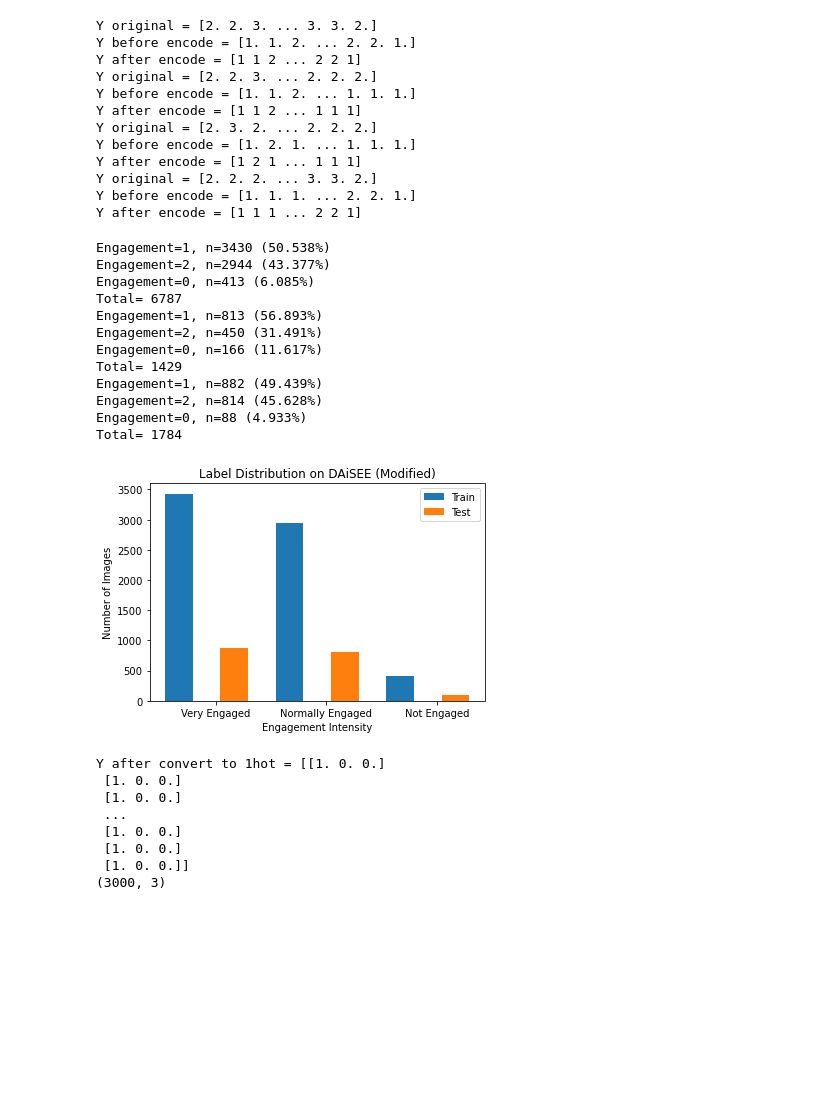
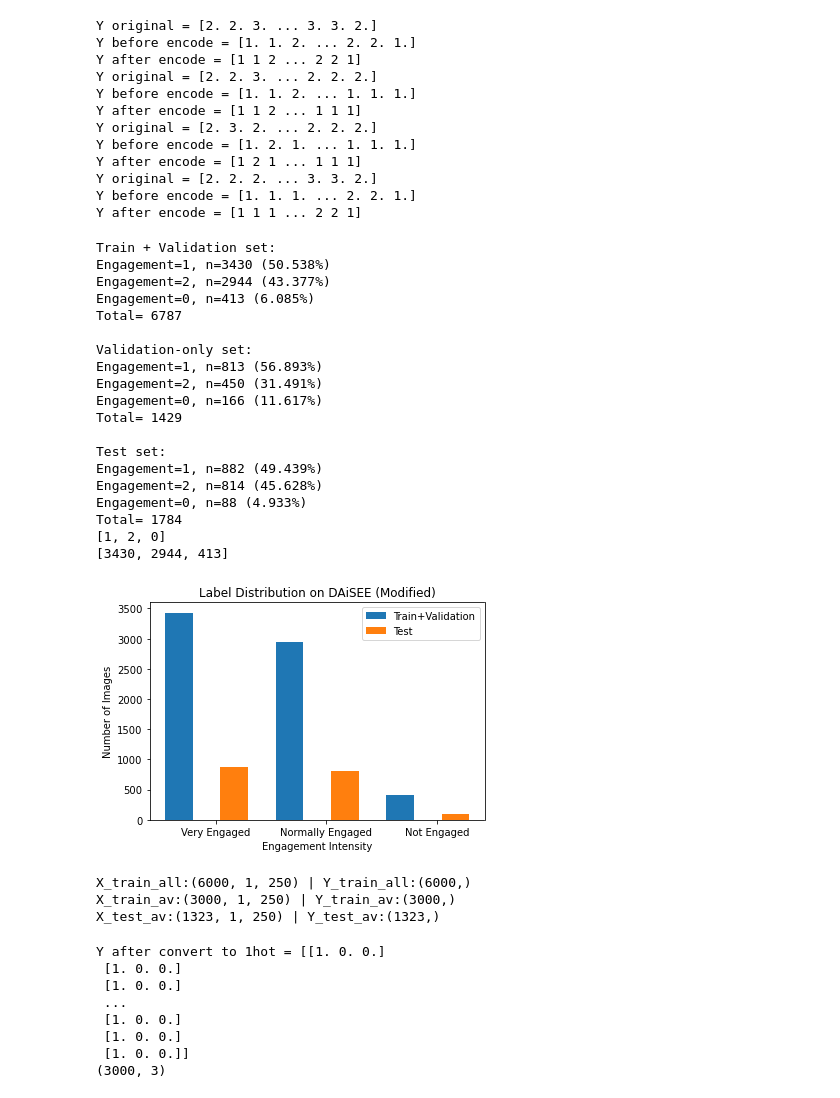
Before and after one commit to Hasegawa-lab-JAIST/Shofi_Engagement-Model-LSTM, a Jupyter notebook: preprocess.ipynb, the cells around one changed output. Cells and saved outputs as stored; diff of their text form; code cells hidden in the pictures; blank space fills up the shorter version.

```diff
--- a/preprocess.ipynb
+++ b/preprocess.ipynb
@@ -150,41 +145,51 @@ def plot_dist(Y):
     print('Total=', len(Y))
     return key, value
 
+print("Train + Validation set:")
 k_train, v_train = plot_dist(Y_train_av)
+print("\nValidation-only set:")
 k_val, v_val = plot_dist(Y_val_av)
+print("\nTest set:")
 k_test, v_test = plot_dist(Y_test_av)
-# print(k_train)
-# print(v_train)
+print(k_train)
+print(v_train)
 
 #Plot the distribution
 ind = np.arange(len(k_train))
 w = 0.25
-plt.bar(ind  , v_train, width=w, label='Train')
+plt.bar(ind  , v_train, width=w, label='Train+Validation')
 # plt.bar(ind + w, v_val, width=w, label='Validation')
 plt.bar(ind + w + w, v_test, width=w,label='Test')
 
 plt.ylabel('Number of Images')
 plt.xlabel('Engagement Intensity')
 plt.title('Label Distribution on DAiSEE (Modified)')
 plt.xticks(ind + w + w/ 3, ('Very Engaged','Normally Engaged','Not Engaged'))
 
 # plt.title('Engagement Label Distributions on DAiSEE')
 # plt.xticks(ind + 0.08 + 0.08 + 0.08, ('3\nVery High','2\nHigh','1\nLow','0\nVery Low'))
 plt.legend(loc='best')
 plt.show()
 # %% [output]
+Train + Validation set:
 Engagement=1, n=3430 (50.538%)
 Engagement=2, n=2944 (43.377%)
 Engagement=0, n=413 (6.085%)
 Total= 6787
+
+Validation-only set:
 Engagement=1, n=813 (56.893%)
 Engagement=2, n=450 (31.491%)
 Engagement=0, n=166 (11.617%)
 Total= 1429
+
+Test set:
 Engagement=1, n=882 (49.439%)
 Engagement=2, n=814 (45.628%)
 Engagement=0, n=88 (4.933%)
 Total= 1784
+[1, 2, 0]
+[3430, 2944, 413]
-[figure, old version]
+[figure, new version]
 # %%
 X_train_all, Y_train_all = resample(501,2000,2000,X_train_all,Y_train_all) #413,1472,1715
@@ -212,12 +209,12 @@ X_train_av = X_train
 X_train_all = reshaping(X_train_all)
 X_train_av = reshaping(X_train_av)
 X_val_av = reshaping(X_val_av)
-X_test_av = reshaping(X_test_av) #no need to convert Y_test to one hot matrix
-# X_train_inv = reshaping(X_train_inv)
-# X_test_inv = reshaping(X_test_inv)
-# print('X_train shape:{} | Y_train shape:{}\nX_test shape:{} | Y_test shape:{} '.format(X_train.shape, Y_train.shape, X_test.shape, Y_test.shape))
-# print(X_train_av.shape)
-# print(Y_train_av.shape)
+X_test_av = reshaping(X_test_av)
+print('X_train_all:{} | Y_train_all:{}\nX_train_av:{} | Y_train_av:{}\nX_test_av:{} | Y_test_av:{} '.format(X_train_all.shape, Y_train_all.shape, X_train_av.shape, Y_train_av.shape, X_test_av.shape, Y_test_av.shape))
+# %% [output]
+X_train_all:(6000, 1, 250) | Y_train_all:(6000,)
+X_train_av:(3000, 1, 250) | Y_train_av:(3000,)
+X_test_av:(1323, 1, 250) | Y_test_av:(1323,)
 # %%
 Y_train_cat_all = to_categorical(Y_train_all)
 Y_train_cat_av = to_categorical(Y_train_av) #convert label vector to one-hot matrix
```
Also changed, not shown: parts of 22 cells of this notebook, 4 other files.
